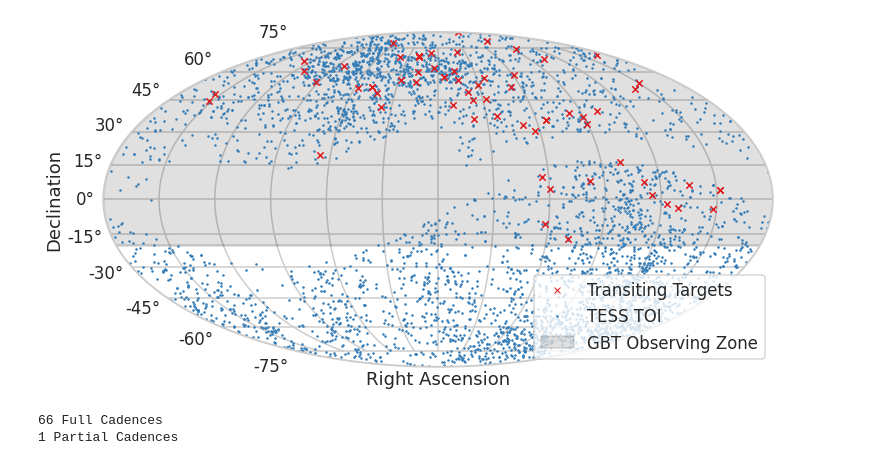
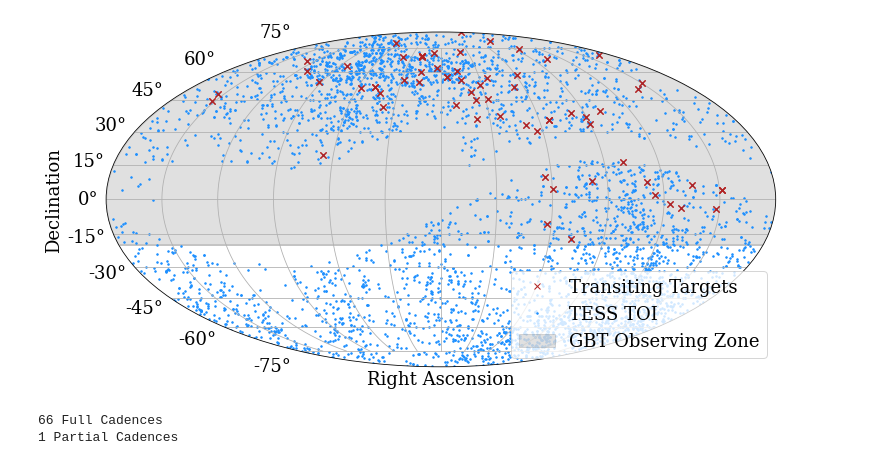
Before and after one commit to noahfranz13/BL-TESSsearch, a Jupyter notebook: Target-Selection/TESStargets-analysis.ipynb, the cells around one changed output. Cells and saved outputs as stored; diff of their text form; code cells hidden in the pictures.

```diff
--- a/Target-Selection/TESStargets-analysis.ipynb
+++ b/Target-Selection/TESStargets-analysis.ipynb
@@ -2,9 +2,11 @@
 import os
 import numpy as np
 import matplotlib.pyplot as plt
+from matplotlib import rcParams
+from cycler import cycler
 import pandas as pd
 
-import seaborn as sb
+#import seaborn as sb
 
 import astropy.coordinates as coord
 from astropy import units as u
@@ -12,7 +14,9 @@ from astropy import units as u
 %matplotlib inline
 
 pd.set_option("display.max_rows", None, "display.max_columns", None)
-sb.set(context='talk', style='whitegrid', palette='Set1')
+#sb.set(context='talk', style='whitegrid', palette='Set1')
+rcParams['axes.prop_cycle'] = cycler(color=['firebrick', 'dodgerblue', 'seagreen', 'darkmagenta', 'burlywood'])
+plt.rcParams.update({'font.size' : 18, 'font.family' : 'serif'})
 # %%
 targetspath = os.path.join(os.getcwd(), 'TESStargets.csv')
 targets = pd.read_csv(targetspath)
@@ -25,35 +29,35 @@ TESStoi = pd.read_csv(TESStoiPath)
 
 a = 0.12
 ms = 3
 
 targetRA = coord.Angle(targets['ra_hrs'], unit=u.hourangle)
 targetDec = coord.Angle(targets['dec_deg'], unit=u.deg)
 tessRA = coord.Angle(TESStoi['RA'], unit=u.hourangle)
 tessDec = coord.Angle(TESStoi['Dec'], unit=u.deg)
 
 targetRA = targetRA.wrap_at(180*u.deg)
 tessRA = tessRA.wrap_at(180*u.deg)
 
 line1 = np.pi/2
 midline = np.linspace(-np.pi, np.pi)
 line2 = -20*np.pi/180
 
 fig = plt.figure(figsize=(12,12))
 ax = fig.add_subplot(111, projection="mollweide")
 
 ax.fill_between(midline, line1, line2, color='k', alpha=a, label='GBT Observing Zone')
 
 ax.plot(targetRA.radian, targetDec.radian, 'x', label='Transiting Targets', zorder=2, markersize=ms*2)
 ax.plot(tessRA.radian, tessDec.radian, '.', label='TESS TOI', zorder=1, markersize=ms)
 
 
-#ax.grid()
+ax.grid()
 ax.set_xticklabels([])
 ax.set_xlabel('Right Ascension')
 ax.set_ylabel('Declination')
 _=ax.legend(loc='lower right')
 # %% [output]
-[figure, old version]
+[figure, new version]
 # %%
 def countCadences(names):
     counts, bins, bars = plt.hist(names, bins=61);
```
Also changed, not shown: 1 other file.
